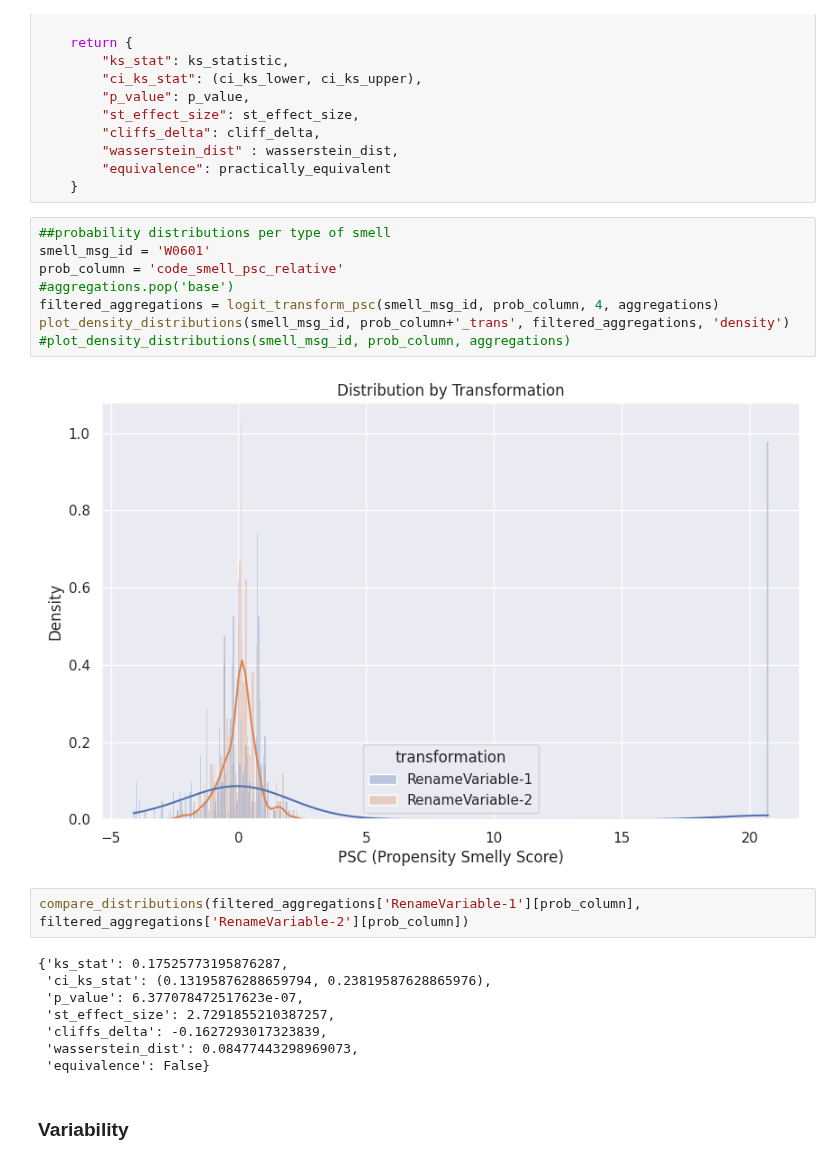
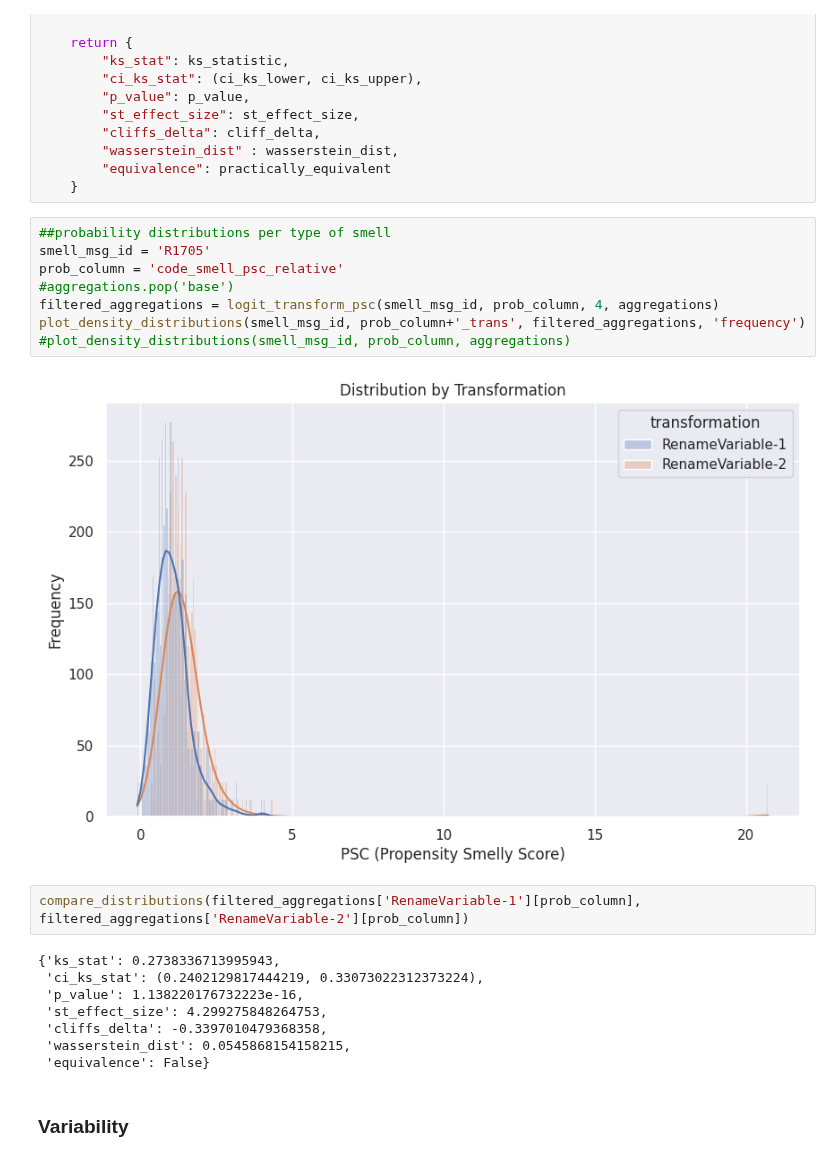
Before and after one commit to WM-SEMERU/CodeSmellExt, a Jupyter notebook: notebooks/extension/06_robustness_analysis.ipynb, the cells around one changed output. Cells and saved outputs as stored; diff of their text form.

Commit message:
Updated plotting function

```diff
--- a/notebooks/extension/06_robustness_analysis.ipynb
+++ b/notebooks/extension/06_robustness_analysis.ipynb
@@ -191,23 +191,23 @@ def compare_distributions(distribution_1, distribution_2):
     }
 # %%
 ##probability distributions per type of smell
-smell_msg_id = 'W0601'
+smell_msg_id = 'R1705'
 prob_column = 'code_smell_psc_relative'
 #aggregations.pop('base')
 filtered_aggregations = logit_transform_psc(smell_msg_id, prob_column, 4, aggregations)
-plot_density_distributions(smell_msg_id, prob_column+'_trans', filtered_aggregations, 'density')
+plot_density_distributions(smell_msg_id, prob_column+'_trans', filtered_aggregations, 'frequency')
 #plot_density_distributions(smell_msg_id, prob_column, aggregations)
 # %% [output]
-[figure, old version]
+[figure, new version]
 # %%
 compare_distributions(filtered_aggregations['RenameVariable-1'][prob_column], filtered_aggregations['RenameVariable-2'][prob_column])
 # %% [output]
-{'ks_stat': 0.17525773195876287,
- 'ci_ks_stat': (0.13195876288659794, 0.23819587628865976),
- 'p_value': 6.377078472517623e-07,
- 'st_effect_size': 2.7291855210387257,
- 'cliffs_delta': -0.1627293017323839,
- 'wasserstein_dist': 0.08477443298969073,
+{'ks_stat': 0.2738336713995943,
+ 'ci_ks_stat': (0.2402129817444219, 0.33073022312373224),
+ 'p_value': 1.138220176732223e-16,
+ 'st_effect_size': 4.299275848264753,
+ 'cliffs_delta': -0.3397010479368358,
+ 'wasserstein_dist': 0.0545868154158215,
  'equivalence': False}
 # %% [markdown]
 ### Variability
```
Also changed, not shown: 1 other file.
